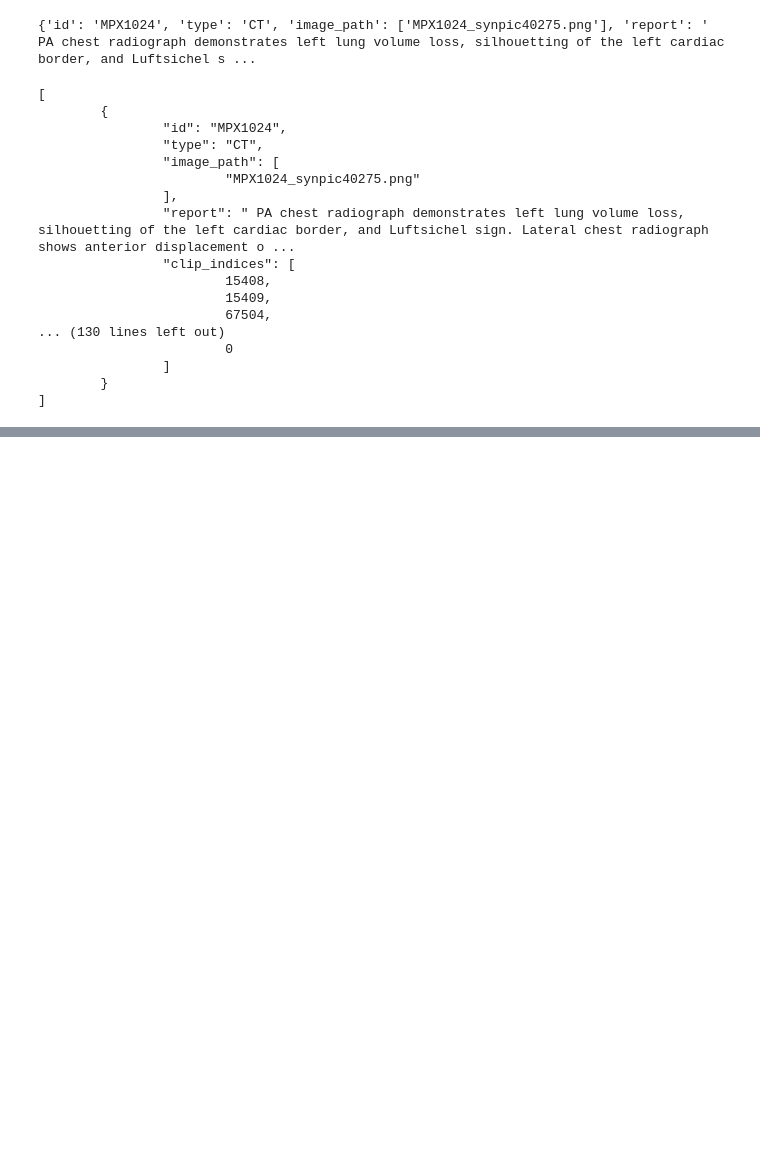
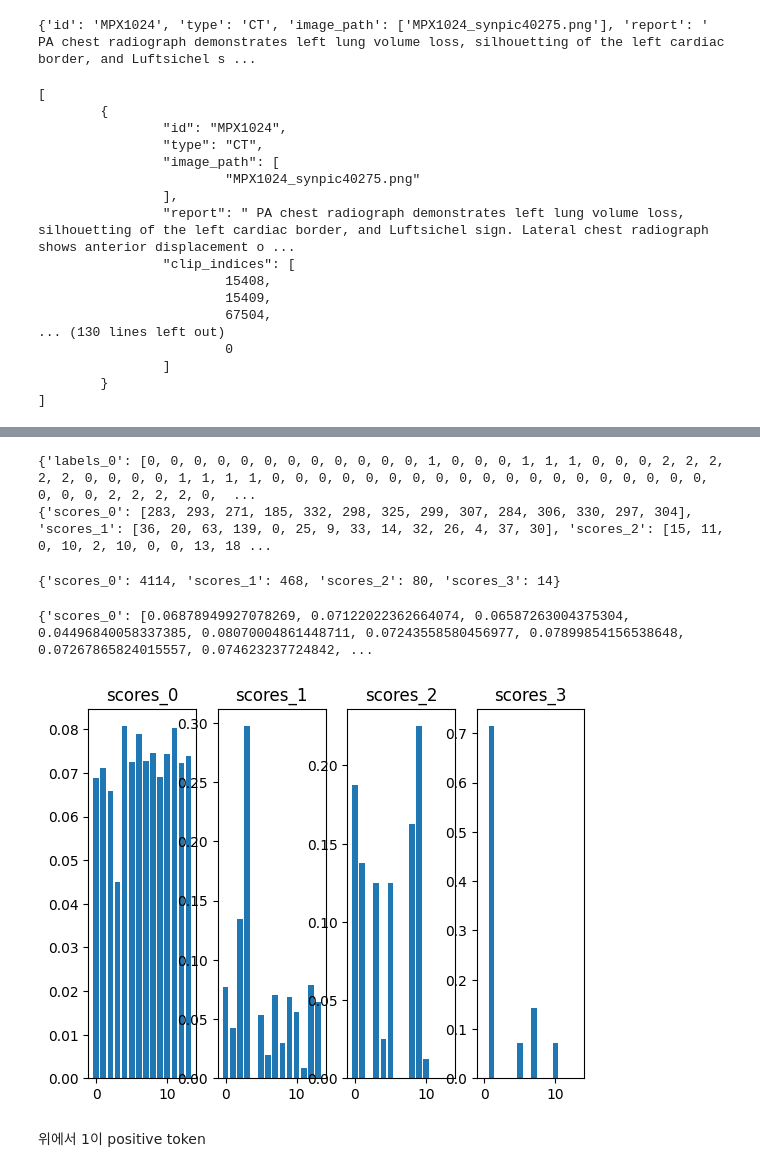
Before and after one commit to jhb86253817/PromptMRG, a Jupyter notebook: data/medpix/medpix_data.ipynb, the cells around one changed output, grey strips where cells are left out. Drawn from its saved outputs; the diff is of its cells as text; code cells hidden in the pictures; blank space fills up the shorter version.

Commit message:
fix base_prob

```diff
--- a/data/medpix/medpix_data.ipynb
+++ b/data/medpix/medpix_data.ipynb
@@ -284,0 +355,8 @@ with open('medpix_annotation_promptmrg.json', 'w', encoding='utf-8') as make_fil
+# %%
+total_sum = {}
+for i in range(4):
+    total_sum[f'scores_{i}'] = 0
+    for j in range(14):
+        total_sum[f'scores_{i}'] += mimic_labels_count[f'scores_{i}'][j]
+
+print(total_sum)
@@ -284,0 +408,6 @@ with open('medpix_annotation_promptmrg.json', 'w', encoding='utf-8') as make_fil
+# %%
+import json
+
+medpix_annotation_path = 'medpix_annotation_promptmrg.json'
+with open(medpix_annotation_path, 'r', encoding='utf-8') as f:
+    medpix = json.load(f)
@@ -284,0 +436,30 @@ with open('medpix_annotation_promptmrg.json', 'w', encoding='utf-8') as make_fil
+# %%
+print(medpix_labels_dict)
+print(medpix_labels_count)
+# %% [output]
+{'labels_0': [0, 0, 0, 0, 0, 0, 0, 0, 0, 0, 0, 0, 1, 0, 0, 0, 1, 1, 1, 0, 0, 0, 2, 2, 2, 2, 2, 0, 0, 0, 0, 1, 1, 1, 1, 0, 0, 0, 0, 0, 0, 0, 0, 0, 0, 0, 0, 0, 0, 0, 0, 0, 0, 0, 0, 0, 0, 2, 2, 2, 2, 0,  ...
+{'scores_0': [283, 293, 271, 185, 332, 298, 325, 299, 307, 284, 306, 330, 297, 304], 'scores_1': [36, 20, 63, 139, 0, 25, 9, 33, 14, 32, 26, 4, 37, 30], 'scores_2': [15, 11, 0, 10, 2, 10, 0, 0, 13, 18 ...
+# %%
+medpix_total_sum = {}
+for i in range(4):
+    medpix_total_sum[f'scores_{i}'] = 0
+    for j in range(14):
+        medpix_total_sum[f'scores_{i}'] += medpix_labels_count[f'scores_{i}'][j]
+
+print(medpix_total_sum)
+# %% [output]
+{'scores_0': 4114, 'scores_1': 468, 'scores_2': 80, 'scores_3': 14}
+# %%
+medpix_labels_prob = {}
+
+for score in range(4):
+    medpix_labels_prob[f'scores_{score}'] = []
+
+for i in range(4):
+    for j in range(14):
+        prob = medpix_labels_count[f'scores_{i}'][j] / medpix_total_sum[f'scores_{i}']
+        medpix_labels_prob[f'scores_{i}'].append(prob)
+
+print(medpix_labels_prob)
+# %% [output]
+{'scores_0': [0.06878949927078269, 0.07122022362664074, 0.06587263004375304, 0.04496840058337385, 0.08070004861448711, 0.07243558580456977, 0.07899854156538648, 0.07267865824015557, 0.074623237724842, ...
@@ -284,0 +469,12 @@ with open('medpix_annotation_promptmrg.json', 'w', encoding='utf-8') as make_fil
+# %%
+import matplotlib.pyplot as plt
+
+x = [0,1,2,3,4,5,6,7,8,9,10,11,12,13]
+for i in range(4):
+    plt.subplot(1,4,i+1)
+    plt.title(f'scores_{i}')
+    plt.bar(x, medpix_labels_prob[f'scores_{i}'])
+# %% [output]
+[figure, added]
+# %% [markdown]
+위에서 1이 positive token
```
Also changed, not shown: parts of 16 cells of this notebook, 3 other files.
